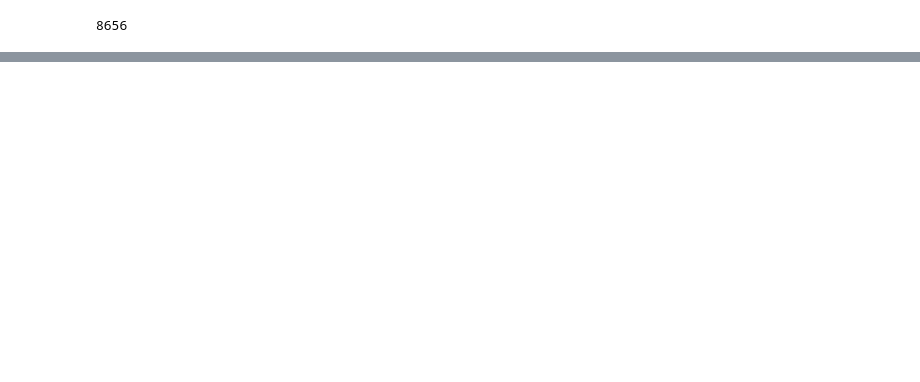
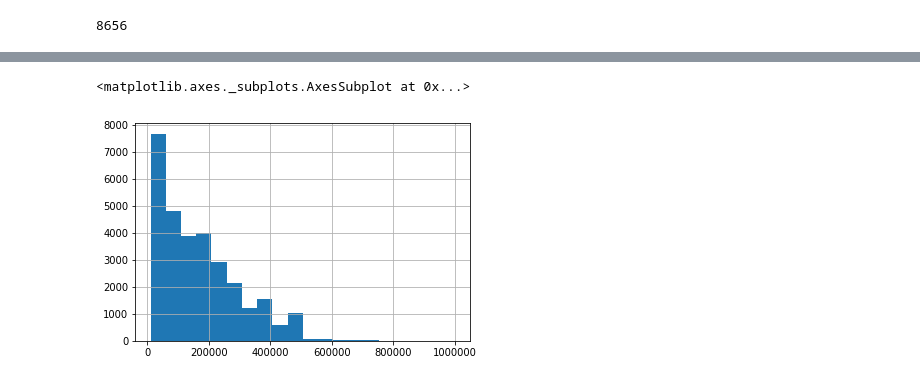
Before and after one commit to dvkonyushenko/sfml, a Jupyter notebook: hw1-task.ipynb, the cells around one changed output, grey strips where cells are left out. Cells and saved outputs as stored; diff of their text form; code cells hidden in the pictures; blank space fills up the shorter version.

```diff
--- a/hw1-task.ipynb
+++ b/hw1-task.ipynb
@@ -4,7 +4,7 @@ import pandas as pd
 # (1) Используя параметры read_csv из pandas прочитать файл csv так,
 # чтобы данные были разбиты по соответствующим колонкам
 # (а не все слилось в одну)
-df = pd.read_csv #TODO
+df = pd.read_csv('UCI_Credit_Card.csv') #TODO
 # %%
 df.head()
 # %% [output]
@@ -45,3 +110,9 @@ df.pivot_table #TODO
 # принимает значение F, если значение LIMIT_BAL >700000
 
 #TODO
+df['LIMIT_TYPE'] = df['LIMIT_BAL'].apply(lambda x: 'A' if x <= 10000 else ('B' if x <=100000 else
+                                                                            ('C' if x <=200000 else
+                                                                            ('D' if x <=400000 else
+                                                                            ('E' if x <=700000 else
+                                                                            'F')))))
+df.groupby('LIMIT_TYPE').count()
@@ -50,7 +131,10 @@ df.pivot_table #TODO
 # %%
 # (7) постироить распределение LIMIT_BAL (гистрограмму)
 # %%
-df #TODO
+df['LIMIT_BAL'].hist(bins=20) #TODO
+# %% [output]
+<matplotlib.axes._subplots.AxesSubplot at 0x...>
+[figure, added]
 # %%
 # (8) построить среднее значение кредитного лимита для каждого вида образования
 # и для каждого пола
```
Also changed, not shown: parts of 9 cells of this notebook.
